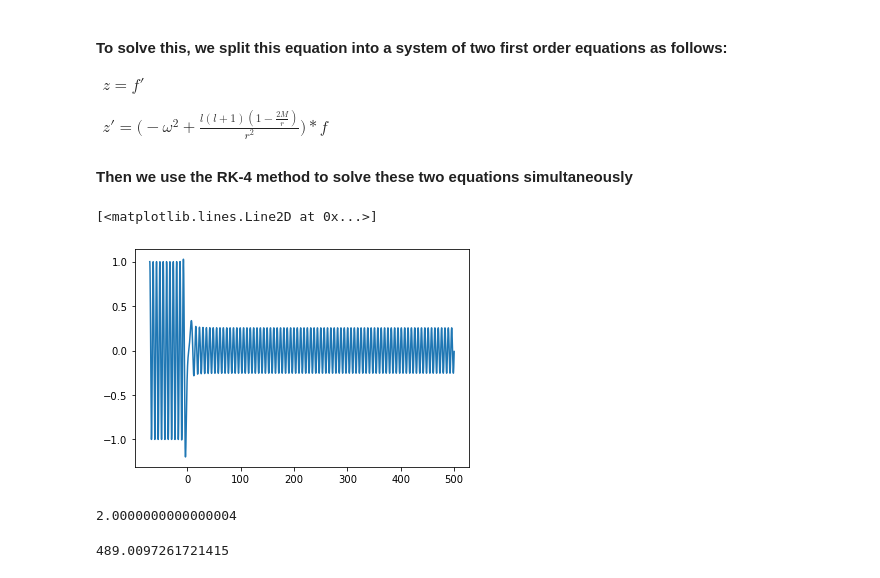
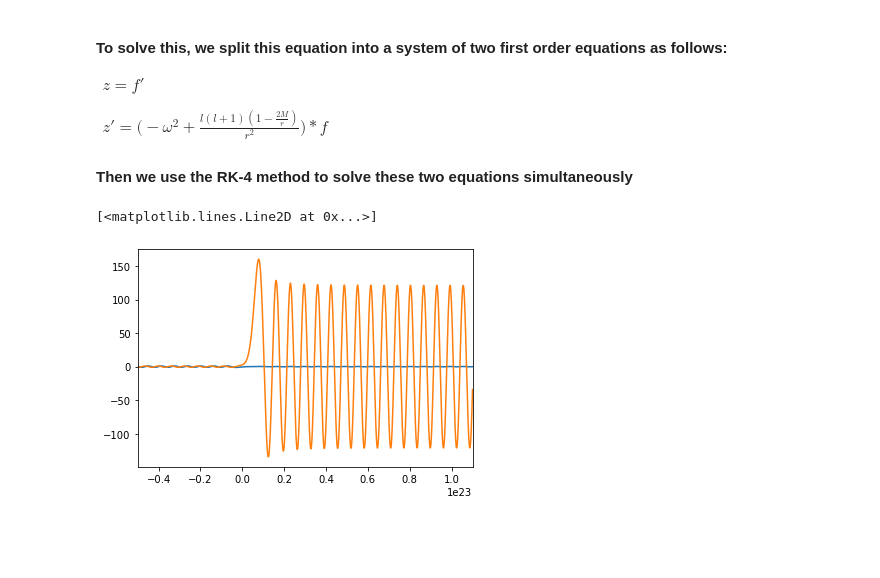
Before and after one commit to hirata10/PrimordialBlackHole, a Jupyter notebook: PhotonWaveFunction_Class.ipynb, the cells around one changed output. Saved outputs shown, nothing was run; the diff lists cells and outputs as text; code cells hidden in the pictures; blank space fills up the shorter version.

Commit message:
Added plots to the PhotonWaveFunction_Class.ipynb file

```diff
--- a/PhotonWaveFunction_Class.ipynb
+++ b/PhotonWaveFunction_Class.ipynb
@@ -105,8 +105,8 @@ class PhotonWaveFunction:
 # %%
 #Initialize class
 
-M = 1.
-omega = 1.
+M = 1.e21
+omega = 1.e-21
 l = 6.
 tol = 1e-16
 
@@ -118,15 +118,19 @@ N = 150000 #number of steps
 # %%
 r_points, f_points, z_points = try1.RK_4(r_initial, r_final, N, up = False)
 # %%
+plt.xlim(-50*M, 110*M)
+#plt.ylim(0, 5)
 plt.plot(r_points, np.real(f_points))
+plt.plot(r_points, np.imag(f_points))
 # %% [output]
 [<matplotlib.lines.Line2D at 0x...>]
-[figure, old version]
+[figure, new version]
 # %%
-r_star_to_r(r_initial, M, tol)
+M = 1.e21
+omega = 1.e-21
+l = 9.
+tol = 1e-16
+
+try2 = PhotonWaveFunction(M, omega, l, tol)
-# %% [output]
-2.0000000000000004
 # %%
-r_star_to_r(r_final, M, tol)
+r_points2, f_points2, z_points2 = try2.RK_4(r_initial, r_final, N, up = False)
-# %% [output]
-489.0097261721415
```
Also changed, not shown: parts of 1 cell of this notebook.
